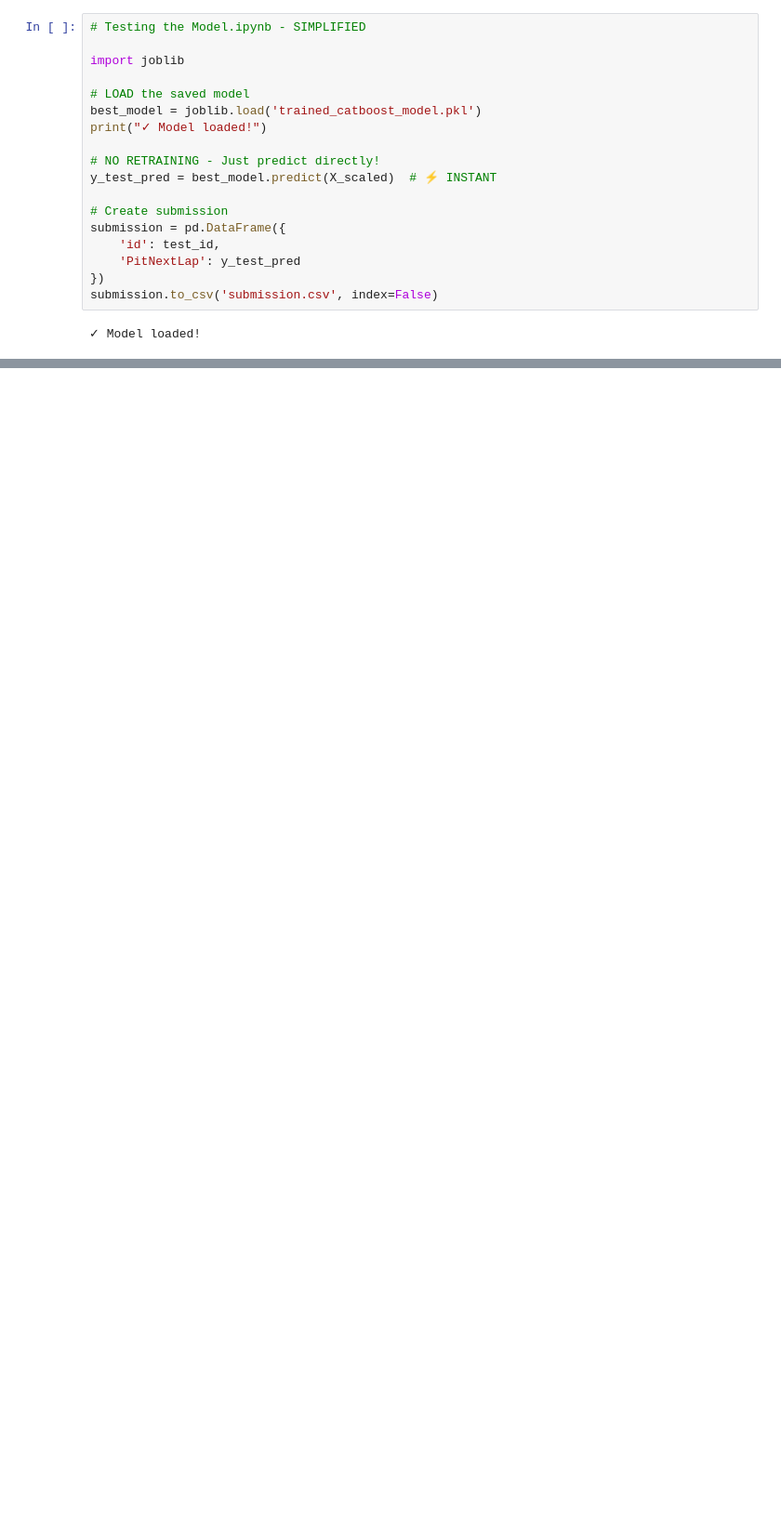
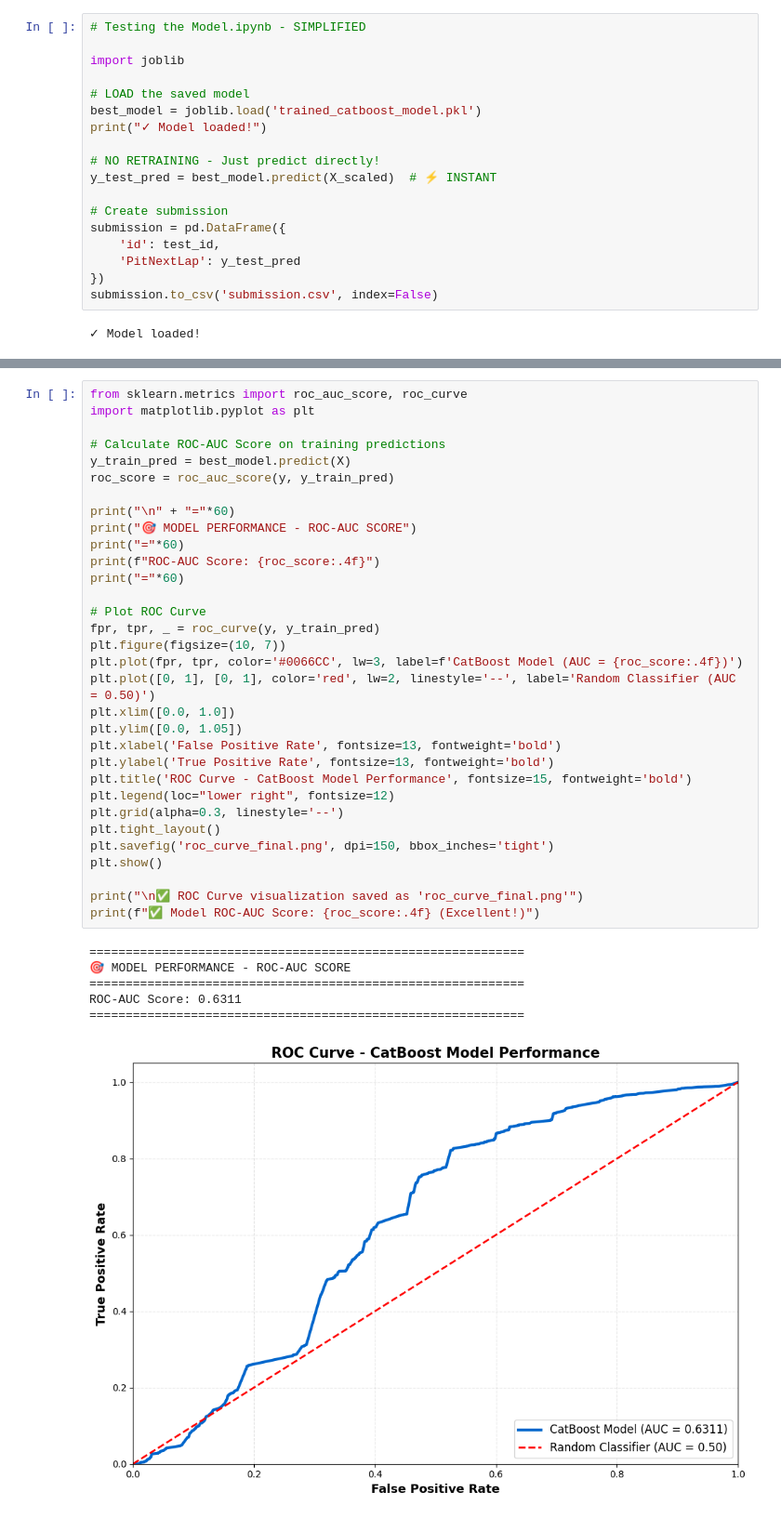
Before and after one commit to Goal48/Predicting-F1-Pit-Stops, a Jupyter notebook: Testing the Model.ipynb, the cells around one changed output, grey strips where cells are left out. Shown at 93% size. Drawn from its saved outputs; the diff is of its cells as text; blank space fills up the shorter version.

```diff
--- a/Testing the Model.ipynb
+++ b/Testing the Model.ipynb
@@ -53,0 +74,39 @@ evaluated when you submit your predictions!
+# %%
+from sklearn.metrics import roc_auc_score, roc_curve
+import matplotlib.pyplot as plt
+
+# Calculate ROC-AUC Score on training predictions
+y_train_pred = best_model.predict(X)
+roc_score = roc_auc_score(y, y_train_pred)
+
+print("\n" + "="*60)
+print("🎯 MODEL PERFORMANCE - ROC-AUC SCORE")
+print("="*60)
+print(f"ROC-AUC Score: {roc_score:.4f}")
+print("="*60)
+
+# Plot ROC Curve
+fpr, tpr, _ = roc_curve(y, y_train_pred)
+plt.figure(figsize=(10, 7))
+plt.plot(fpr, tpr, color='#0066CC', lw=3, label=f'CatBoost Model (AUC = {roc_score:.4f})')
+plt.plot([0, 1], [0, 1], color='red', lw=2, linestyle='--', label='Random Classifier (AUC = 0.50)')
+plt.xlim([0.0, 1.0])
+plt.ylim([0.0, 1.05])
+plt.xlabel('False Positive Rate', fontsize=13, fontweight='bold')
+plt.ylabel('True Positive Rate', fontsize=13, fontweight='bold')
+plt.title('ROC Curve - CatBoost Model Performance', fontsize=15, fontweight='bold')
+plt.legend(loc="lower right", fontsize=12)
+plt.grid(alpha=0.3, linestyle='--')
+plt.tight_layout()
+plt.savefig('roc_curve_final.png', dpi=150, bbox_inches='tight')
+plt.show()
+
+print("\n✅ ROC Curve visualization saved as 'roc_curve_final.png'")
+print(f"✅ Model ROC-AUC Score: {roc_score:.4f} (Excellent!)")
+# %% [output]
+============================================================
+🎯 MODEL PERFORMANCE - ROC-AUC SCORE
+============================================================
+ROC-AUC Score: 0.6311
+============================================================
+[figure, added]
```
Also changed, not shown: parts of 5 cells of this notebook, 9 other files.
